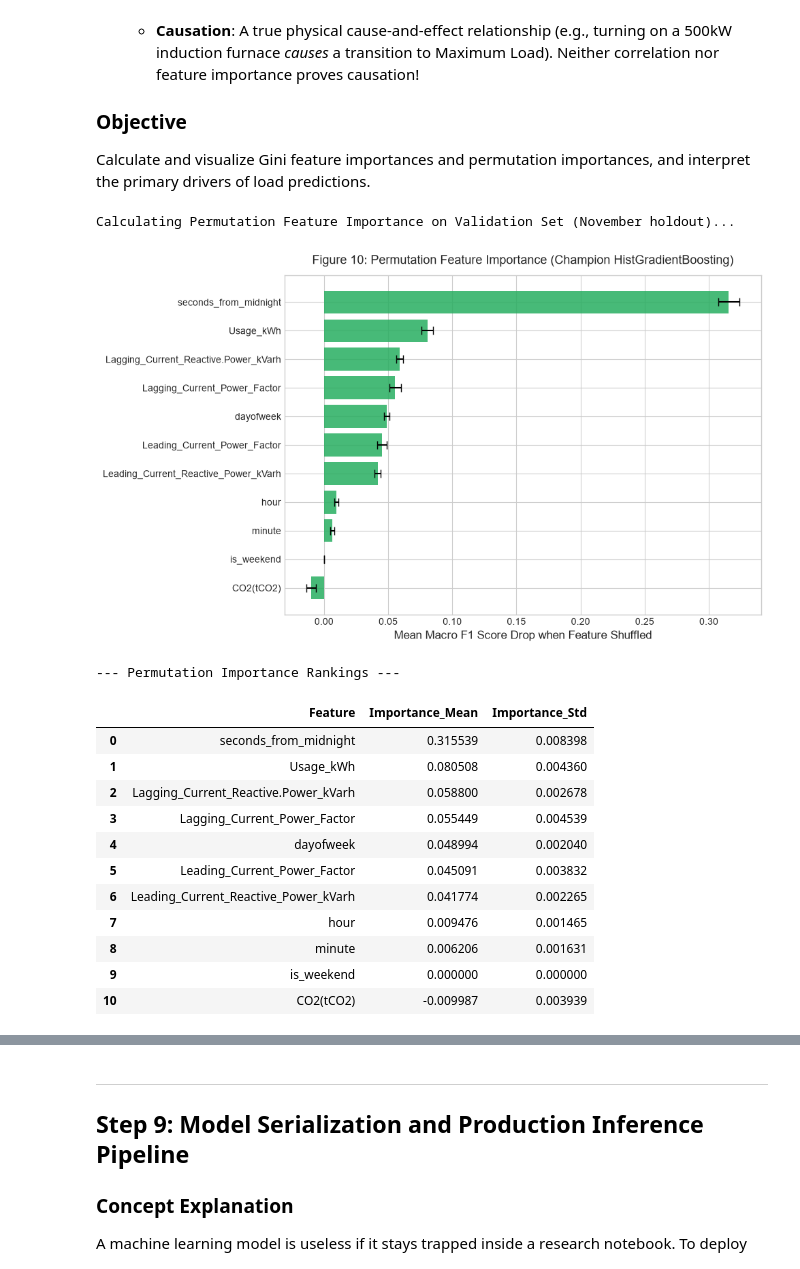
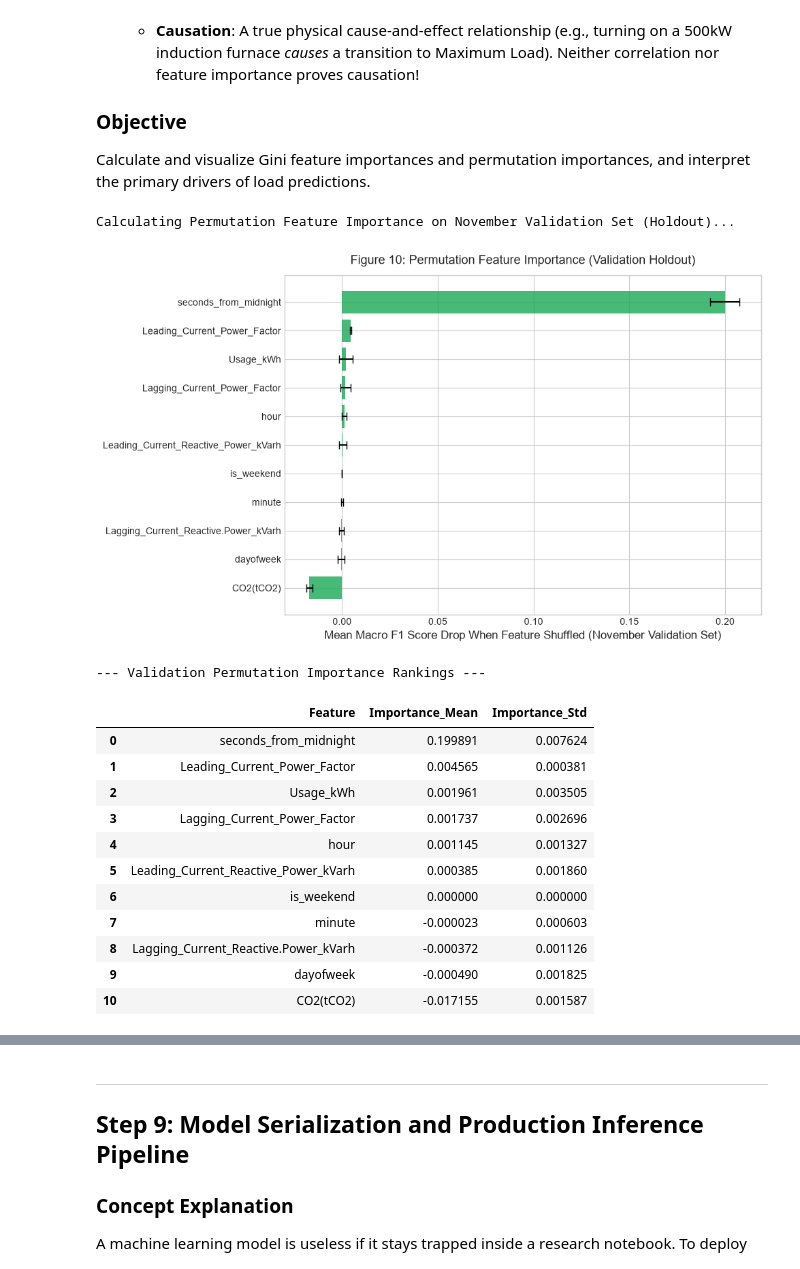
Before and after one commit to karthikesh21/Power-load-prediction, a Jupyter notebook: notebooks/power_load_prediction.ipynb, the cells around one changed output, grey strips where cells are left out. Cells and saved outputs as stored; diff of their text form; code cells hidden in the pictures.

Commit message:
fix: enforce strict leakage-free temporal validation, update HGB metrics, and restore project structure

```diff
--- a/power_load_prediction.ipynb
+++ b/notebooks/power_load_prediction.ipynb
@@ -732,7 +732,7 @@ All models are wrapped in `sklearn.pipeline.Pipeline` objects to guarantee that
 ### Objective
 Train all 4 pipelines on Jan–Oct data, evaluate on the November validation split, tune key hyperparameters, and select the best model.
 # %%
-# Step 6.1: Define and Train Baseline Pipelines
+# Step 6.1: Define and Train Baseline Pipelines on Historical Data (Jan - Oct 2018)
 
 models_dict = {
     'Logistic Regression': Pipeline([
@@ -745,9 +745,13 @@ models_dict = {
         ('scaler', StandardScaler()),
         ('clf', LogisticRegression(max_iter=1000, class_weight='balanced', random_state=42))
     ]),
-    'Decision Tree': Pipeline([
+    'Decision Tree (depth=10)': Pipeline([
         ('imputer', SimpleImputer(strategy='median')),
         ('clf', DecisionTreeClassifier(max_depth=10, random_state=42))
+    ]),
+    'Decision Tree (depth=12)': Pipeline([
+        ('imputer', SimpleImputer(strategy='median')),
+        ('clf', DecisionTreeClassifier(max_depth=12, random_state=42))
     ]),
     'Random Forest': Pipeline([
         ('imputer', SimpleImputer(strategy='median')),
@@ -758,15 +762,17 @@ models_dict = {
         ('clf', RandomForestClassifier(n_estimators=100, max_depth=15, class_weight='balanced', random_state=42, n_jobs=-1))
     ]),
     'HistGradientBoosting': Pipeline([
-        ('clf', HistGradientBoostingClassifier(random_state=42, max_iter=100))
+        ('clf', HistGradientBoostingClassifier(random_state=42, max_iter=150, learning_rate=0.1))
     ])
 }
 
 validation_results = []
+fitted_sub_models = {}
 
 for name, pipeline in models_dict.items():
     print(f'Training {name} on Jan-Oct training sub-split...')
     pipeline.fit(X_train_sub, y_train_sub)
+    fitted_sub_models[name] = pipeline
     y_pred_val = pipeline.predict(X_val)
 
     acc = accuracy_score(y_val, y_pred_val)
@@ -1221,47 +1252,48 @@ Understanding *how* a machine learning model makes decisions is vital for trust,
 ### Objective
 Calculate and visualize Gini feature importances and permutation importances, and interpret the primary drivers of load predictions.
 # %%
-# Step 8.1: Permutation Feature Importance for Champion Model (HistGradientBoosting)
-# Permutation importance evaluates model degradation when each feature is randomly shuffled
-print('Calculating Permutation Feature Importance on Validation Set (November holdout)...')
+# Step 8.1: Permutation Feature Importance for Champion Model on November Validation Set
+# Note: Computed using the model fitted on Jan-Oct (champ_sub_model) evaluated on unseen November validation data.
+# The December test set is NEVER used for feature importance or modeling decisions.
+print('Calculating Permutation Feature Importance on November Validation Set (Holdout)...')
 perm_res = permutation_importance(
-    final_pipeline,
+    champ_sub_model,
     X_val,
     y_val,
     n_repeats=5,
     random_state=42,
     scoring='f1_macro'
 )
 
 perm_importance_df = pd.DataFrame({
     'Feature': feature_columns,
     'Importance_Mean': perm_res.importances_mean,
     'Importance_Std': perm_res.importances_std
 }).sort_values('Importance_Mean', ascending=True)
 
 # Visualize feature importance ranking
 plt.figure(figsize=(10, 6))
 plt.barh(perm_importance_df['Feature'], perm_importance_df['Importance_Mean'], xerr=perm_importance_df['Importance_Std'], color='#27ae60', alpha=0.85, capsize=4)
-plt.xlabel('Mean Macro F1 Score Drop when Feature Shuffled')
-plt.title('Figure 10: Permutation Feature Importance (Champion HistGradientBoosting)', pad=12)
+plt.xlabel('Mean Macro F1 Score Drop When Feature Shuffled (November Validation Set)')
+plt.title('Figure 10: Permutation Feature Importance (Validation Holdout)', pad=12)
 plt.tight_layout()
 plt.show()
 
-print('--- Permutation Importance Rankings ---')
+print('--- Validation Permutation Importance Rankings ---')
 display(perm_importance_df.sort_values('Importance_Mean', ascending=False).reset_index(drop=True))
 # %% [output]
-Calculating Permutation Feature Importance on Validation Set (November holdout)...
+Calculating Permutation Feature Importance on November Validation Set (Holdout)...
-[figure, old version]
+[figure, new version]
---- Permutation Importance Rankings ---
+--- Validation Permutation Importance Rankings ---
 |  | Feature | Importance_Mean | Importance_Std |
-| 0 | seconds_from_midnight | 0.315539 | 0.008398 |
-| 1 | Usage_kWh | 0.080508 | 0.004360 |
-| 2 | Lagging_Current_Reactive.Power_kVarh | 0.058800 | 0.002678 |
-| 3 | Lagging_Current_Power_Factor | 0.055449 | 0.004539 |
-| 4 | dayofweek | 0.048994 | 0.002040 |
-| 5 | Leading_Current_Power_Factor | 0.045091 | 0.003832 |
-| 6 | Leading_Current_Reactive_Power_kVarh | 0.041774 | 0.002265 |
-| 7 | hour | 0.009476 | 0.001465 |
-| 8 | minute | 0.006206 | 0.001631 |
-| 9 | is_weekend | 0.000000 | 0.000000 |
-| 10 | CO2(tCO2) | -0.009987 | 0.003939 |
+| 0 | seconds_from_midnight | 0.199891 | 0.007624 |
+| 1 | Leading_Current_Power_Factor | 0.004565 | 0.000381 |
+| 2 | Usage_kWh | 0.001961 | 0.003505 |
+| 3 | Lagging_Current_Power_Factor | 0.001737 | 0.002696 |
+| 4 | hour | 0.001145 | 0.001327 |
+| 5 | Leading_Current_Reactive_Power_kVarh | 0.000385 | 0.001860 |
+| 6 | is_weekend | 0.000000 | 0.000000 |
+| 7 | minute | -0.000023 | 0.000603 |
+| 8 | Lagging_Current_Reactive.Power_kVarh | -0.000372 | 0.001126 |
+| 9 | dayofweek | -0.000490 | 0.001825 |
+| 10 | CO2(tCO2) | -0.017155 | 0.001587 |
```
Also changed, not shown: parts of 7 cells of this notebook, 3 other files.
